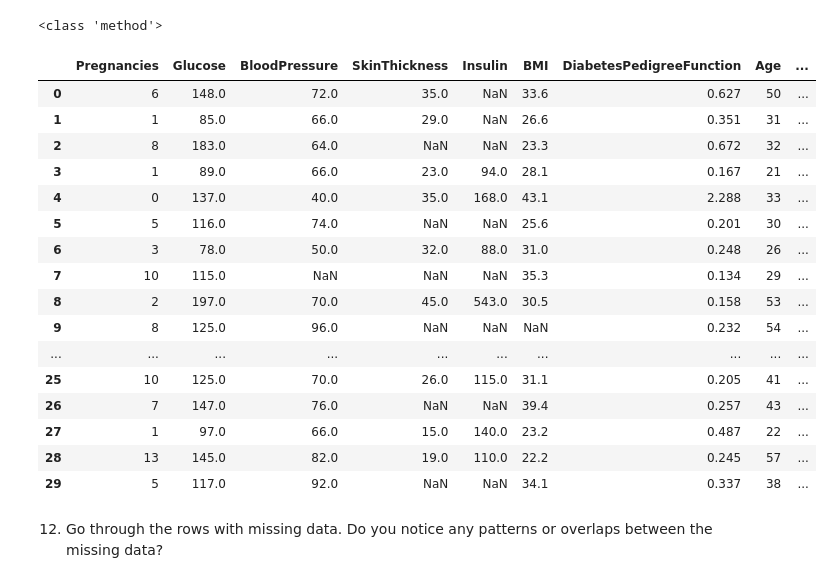
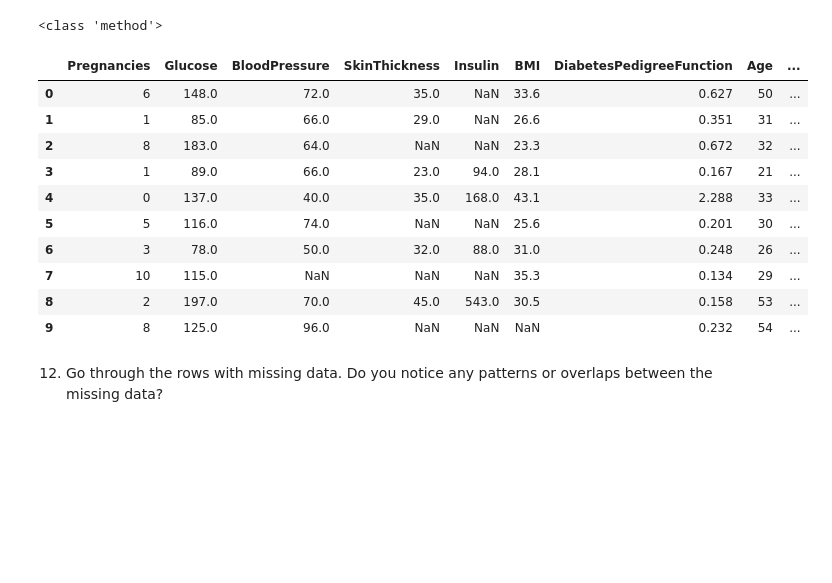
Before and after one commit to Dotrako/Pandas, a Jupyter notebook: Diagnosing Diabetes Project/EDA Diagnosing Diabetes.ipynb, the cells around one changed output. Saved outputs shown, nothing was run; the diff lists cells and outputs as text; code cells hidden in the pictures; blank space fills up the shorter version.

```diff
--- a/Diagnosing Diabetes Project/EDA Diagnosing Diabetes.ipynb
+++ b/Diagnosing Diabetes Project/EDA Diagnosing Diabetes.ipynb
@@ -228,25 +228,19 @@ print(type(diabetes_data.isnull))
 # %% [output]
 <class 'method'>
 # %%
-diabetes_data.head(30)
+diabetes_data.head(10)
 # %% [output]
 |  | Pregnancies | Glucose | BloodPressure | SkinThickness | Insulin | BMI | DiabetesPedigreeFunction | Age | ... |
 | 0 | 6 | 148.0 | 72.0 | 35.0 | NaN | 33.6 | 0.627 | 50 | ... |
 | 1 | 1 | 85.0 | 66.0 | 29.0 | NaN | 26.6 | 0.351 | 31 | ... |
 | 2 | 8 | 183.0 | 64.0 | NaN | NaN | 23.3 | 0.672 | 32 | ... |
 | 3 | 1 | 89.0 | 66.0 | 23.0 | 94.0 | 28.1 | 0.167 | 21 | ... |
 | 4 | 0 | 137.0 | 40.0 | 35.0 | 168.0 | 43.1 | 2.288 | 33 | ... |
 | 5 | 5 | 116.0 | 74.0 | NaN | NaN | 25.6 | 0.201 | 30 | ... |
 | 6 | 3 | 78.0 | 50.0 | 32.0 | 88.0 | 31.0 | 0.248 | 26 | ... |
 | 7 | 10 | 115.0 | NaN | NaN | NaN | 35.3 | 0.134 | 29 | ... |
 | 8 | 2 | 197.0 | 70.0 | 45.0 | 543.0 | 30.5 | 0.158 | 53 | ... |
 | 9 | 8 | 125.0 | 96.0 | NaN | NaN | NaN | 0.232 | 54 | ... |
-| ... | ... | ... | ... | ... | ... | ... | ... | ... | ... |
-| 25 | 10 | 125.0 | 70.0 | 26.0 | 115.0 | 31.1 | 0.205 | 41 | ... |
-| 26 | 7 | 147.0 | 76.0 | NaN | NaN | 39.4 | 0.257 | 43 | ... |
-| 27 | 1 | 97.0 | 66.0 | 15.0 | 140.0 | 23.2 | 0.487 | 22 | ... |
-| 28 | 13 | 145.0 | 82.0 | 19.0 | 110.0 | 22.2 | 0.245 | 57 | ... |
-| 29 | 5 | 117.0 | 92.0 | NaN | NaN | 34.1 | 0.337 | 38 | ... |
 # %% [markdown]
 12. Go through the rows with missing data. Do you notice any patterns or overlaps between the missing data?
 # %% [markdown]
```
Also changed, not shown: parts of 15 cells of this notebook.
